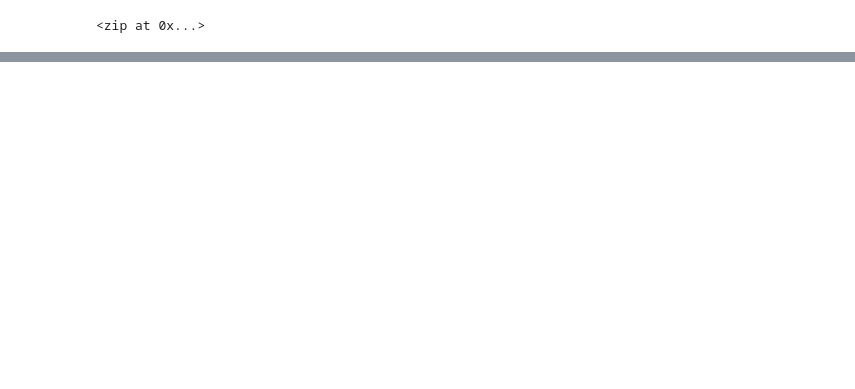
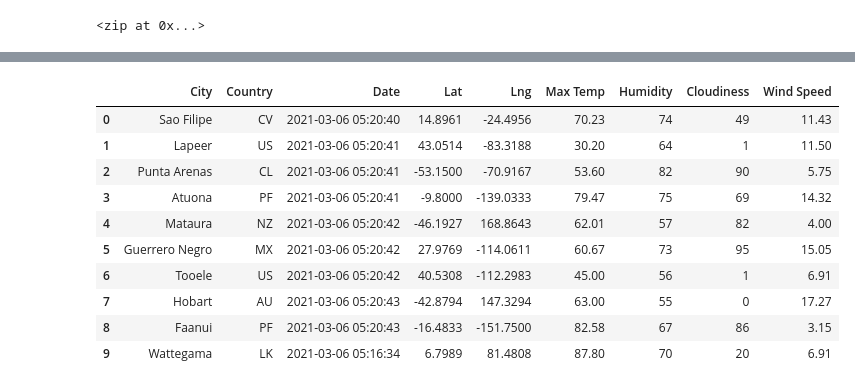
Before and after one commit to kushalishah/World_Weather_Analysis, a Jupyter notebook: WeatherPy.ipynb, the cells around one changed output, grey strips where cells are left out. Drawn from its saved outputs; the diff is of its cells as text; code cells hidden in the pictures; blank space fills up the shorter version.

Commit message:
modifying .gitignore adn weatherpy file

```diff
--- a/WeatherPy.ipynb
+++ b/WeatherPy.ipynb
@@ -31,0 +35,4 @@ len(cities)
+# %%
+# Starting URL for Weather Map API Call.
+url = "http://api.openweathermap.org/data/2.5/weather?units=Imperial&APPID=" + weather_api_key
+print(url)
@@ -31,0 +122,16 @@ len(cities)
+# %%
+# Convert the array of dictionaries to a Pandas DataFrame.
+city_data_df = pd.DataFrame(city_data)
+city_data_df.head(10)
+# %% [output]
+|  | City | Country | Date | Lat | Lng | Max Temp | Humidity | Cloudiness | Wind Speed |
+| 0 | Sao Filipe | CV | 2021-03-06 05:20:40 | 14.8961 | -24.4956 | 70.23 | 74 | 49 | 11.43 |
+| 1 | Lapeer | US | 2021-03-06 05:20:41 | 43.0514 | -83.3188 | 30.20 | 64 | 1 | 11.50 |
+| 2 | Punta Arenas | CL | 2021-03-06 05:20:41 | -53.1500 | -70.9167 | 53.60 | 82 | 90 | 5.75 |
+| 3 | Atuona | PF | 2021-03-06 05:20:41 | -9.8000 | -139.0333 | 79.47 | 75 | 69 | 14.32 |
+| 4 | Mataura | NZ | 2021-03-06 05:20:42 | -46.1927 | 168.8643 | 62.01 | 57 | 82 | 4.00 |
+| 5 | Guerrero Negro | MX | 2021-03-06 05:20:42 | 27.9769 | -114.0611 | 60.67 | 73 | 95 | 15.05 |
+| 6 | Tooele | US | 2021-03-06 05:20:42 | 40.5308 | -112.2983 | 45.00 | 56 | 1 | 6.91 |
+| 7 | Hobart | AU | 2021-03-06 05:20:43 | -42.8794 | 147.3294 | 63.00 | 55 | 0 | 17.27 |
+| 8 | Faanui | PF | 2021-03-06 05:20:43 | -16.4833 | -151.7500 | 82.58 | 67 | 86 | 3.15 |
+| 9 | Wattegama | LK | 2021-03-06 05:16:34 | 6.7989 | 81.4808 | 87.80 | 70 | 20 | 6.91 |
```
Also changed, not shown: parts of 6 cells of this notebook, 3 other files.
